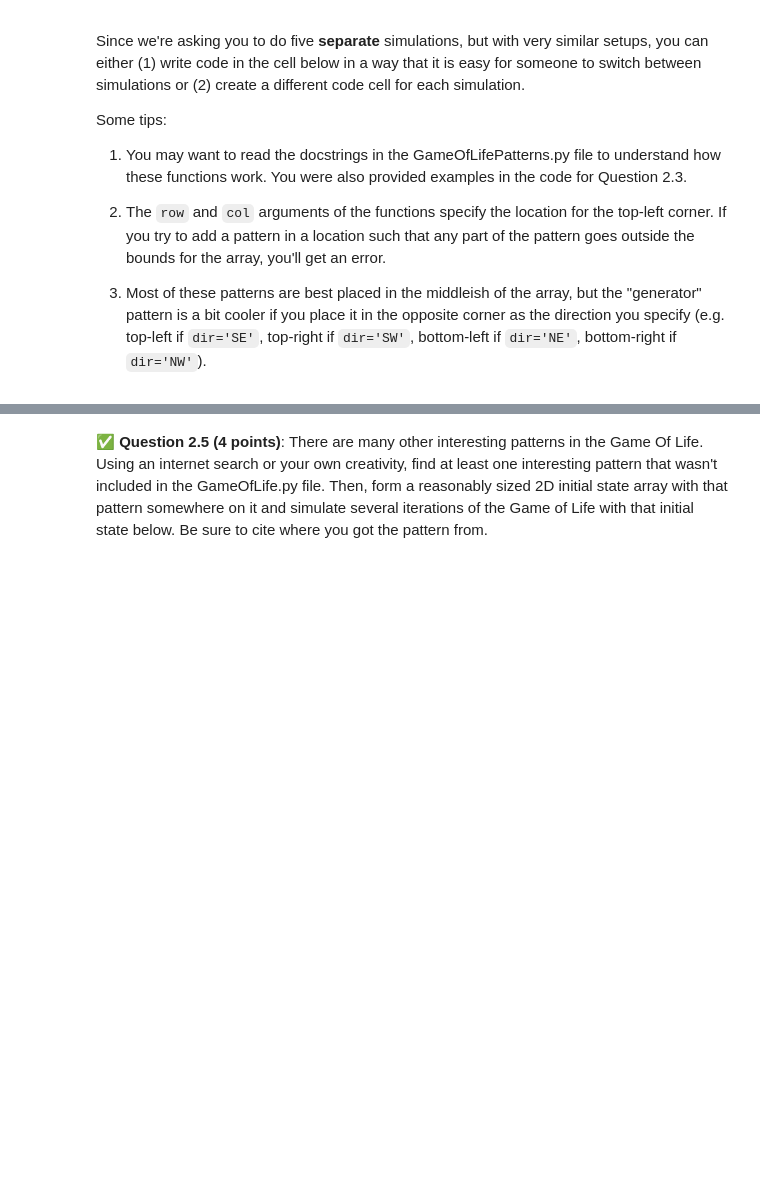
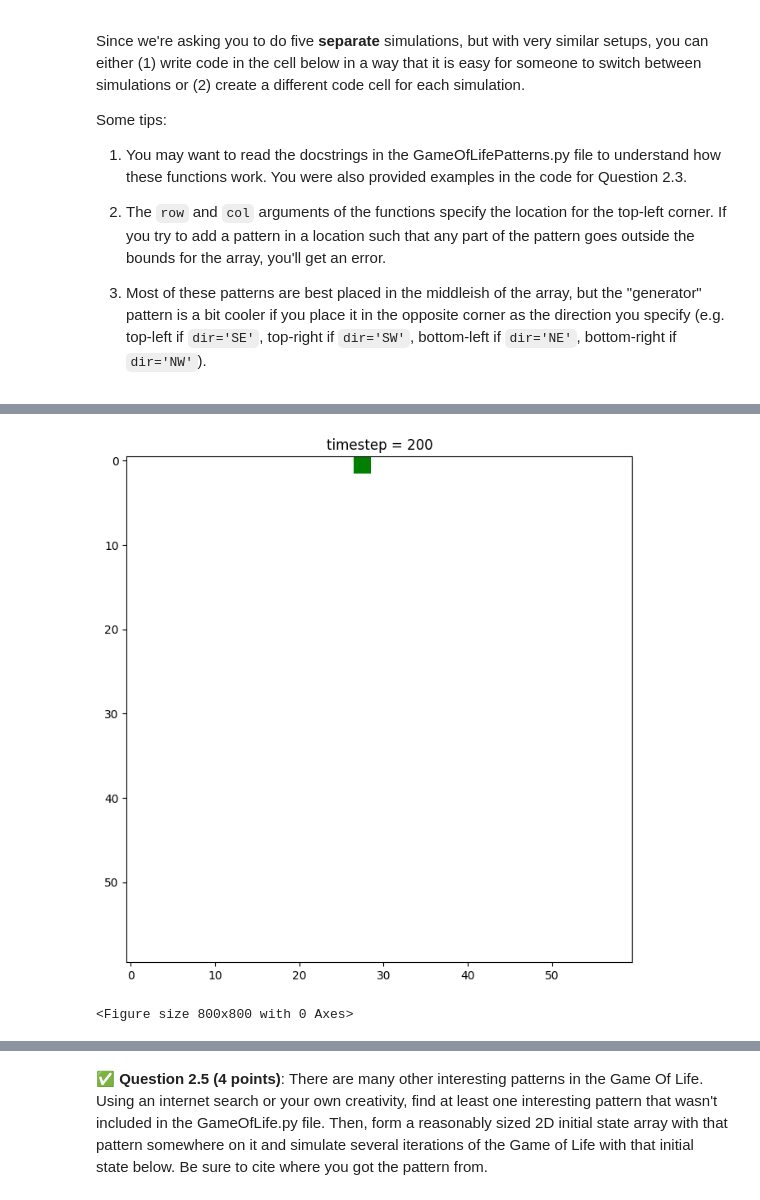
Before and after one commit to ethanfremder/CMSE202-f23-turnin, a Jupyter notebook: hw-02/HW-02_ABMandGraphTheory-STUDENT.ipynb, the cells around one changed output, grey strips where cells are left out. Cells and saved outputs as stored; diff of their text form; code cells hidden in the pictures; blank space fills up the shorter version.

```diff
--- a/hw-02/HW-02_ABMandGraphTheory-STUDENT.ipynb
+++ b/hw-02/HW-02_ABMandGraphTheory-STUDENT.ipynb
@@ -275,0 +295,16 @@ Some tips:
+# %%
+#spaceship
+initial_state = np.zeros((60,60))
+initial_state = add_spaceship(initial_state,30,30,'E')
+
+GameOfLifeObject = GameOfLife(initial_state)
+
+fig, ax = plt.subplots(figsize=(8,8))
+initial_state
+
+for i in range(200):
+    GameOfLifeObject.update()
+    GameOfLifeObject.draw(fig)
+# %% [output]
+[figure, added]
+<Figure size 800x800 with 0 Axes>
```
Also changed, not shown: parts of 35 cells of this notebook.
